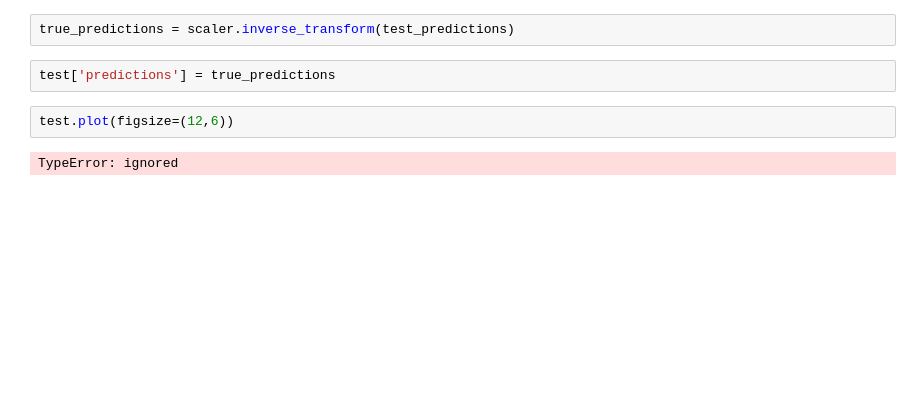
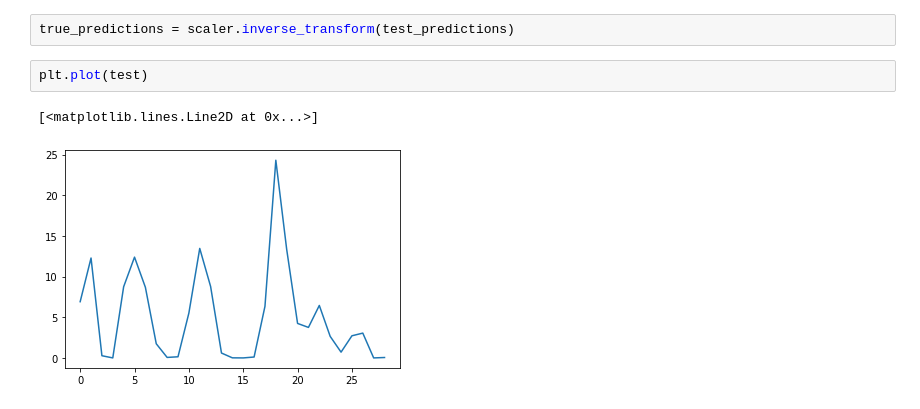
Before and after one commit to FaustoJuarez/Data-Science-Journey, a Jupyter notebook: River_Flow_Levels_RNN.ipynb, the cells around one changed output. Drawn from its saved outputs; the diff is of its cells as text; blank space fills up the shorter version.

```diff
--- a/River_Flow_Levels_RNN.ipynb
+++ b/River_Flow_Levels_RNN.ipynb
@@ -242,8 +233,7 @@ test_predictions
 # %%
 true_predictions = scaler.inverse_transform(test_predictions)
-# %%
-test['predictions'] = true_predictions
-# %%
-test.plot(figsize=(12,6))
-# %% [output]
-TypeError: ignored
+# %%
+plt.plot(test)
+# %% [output]
+[<matplotlib.lines.Line2D at 0x...>]
+[figure, added]
```
Also changed, not shown: parts of 13 cells of this notebook.
